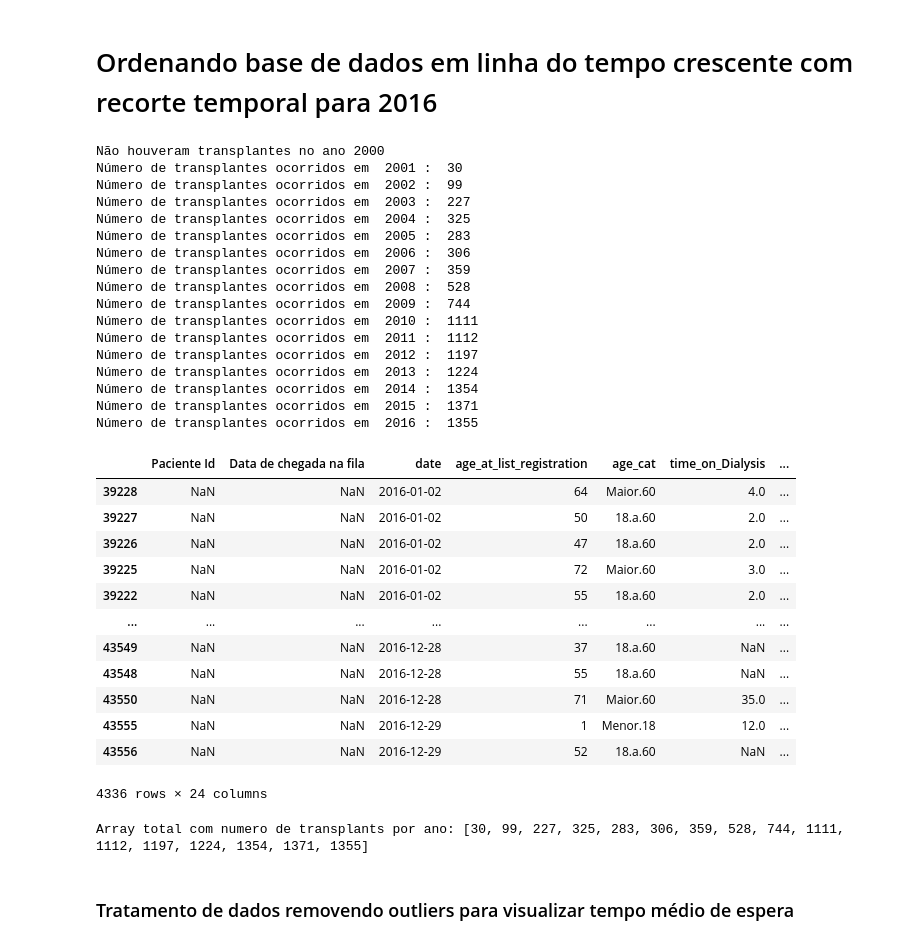
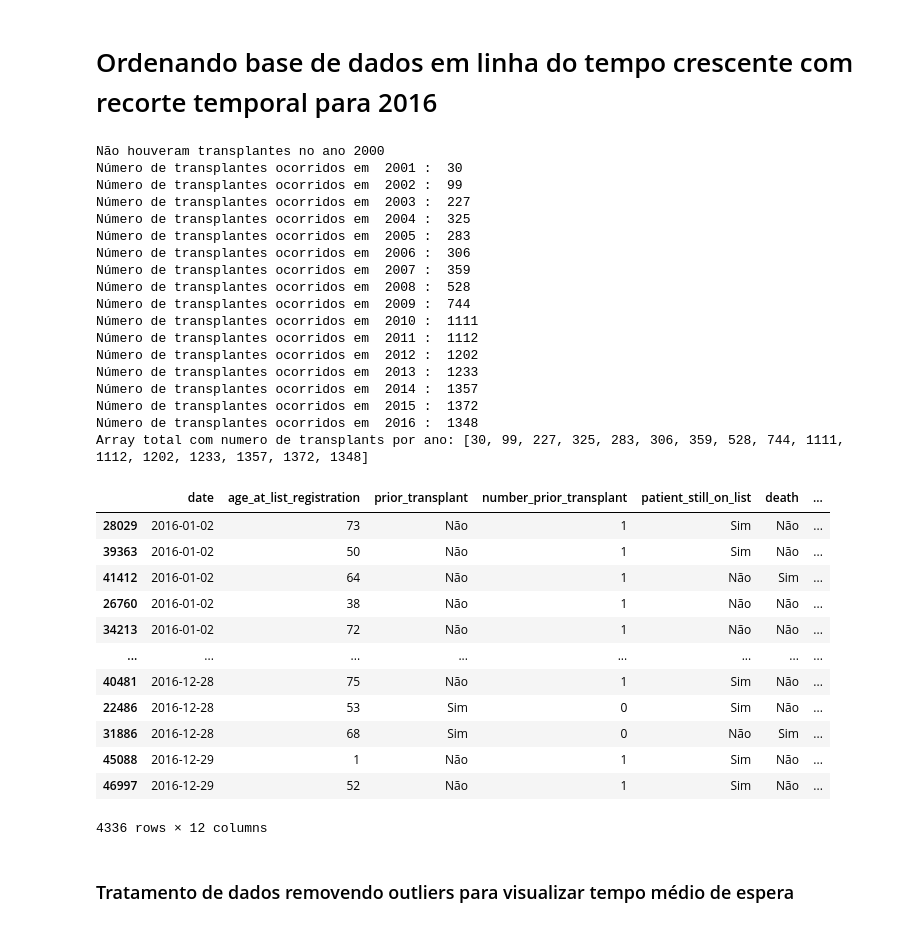
Before and after one commit to Claricez/Trabalho-de-simulacao-discreta-, a Jupyter notebook: main.ipynb, the cells around one changed output. Drawn from its saved outputs; the diff is of its cells as text; code cells hidden in the pictures.

Commit message:
automatiza tratamento de dados

```diff
--- a/main.ipynb
+++ b/main.ipynb
@@ -5,11 +5,11 @@ import statistics as st
 import matplotlib.pyplot as plt
 import math as m
 # %%
-base_dados = pd.read_csv("DoaçãoRimC.csv", sep=",")
+base_dados = pd.read_csv("DoaçãoRim.csv", sep=",")
 # %% [markdown]
 ## Mantendo apenas os dados que serão utilizados
 # %%
-remover = base_dados.drop(columns=["age_cat","time_on_Dialysis","date_acutal","Time_death","Transplant_Y_N","X36MthsTx","Time_Tx","event","razon_removed"])
+base_dados = base_dados.drop(columns=["age_cat","time_on_Dialysis","date_acutal","Time_death","Transplant_Y_N","X36MthsTx","Time_Tx","event","razon_removed"])
 
-remover.head()
+base_dados.head()
 # %% [output]
@@ -22,9 +22,12 @@ remover.head()
 # %%
-dataChegada = base_dados['Data de chegada na fila']
-idPaciente = base_dados['Paciente Id']
+# Adiciona um id para cada paciente
+base_dados['Id'] = base_dados.reset_index().rename(columns={'index': 'ID'})['ID']
+base_dados['number_prior_transplant'] = base_dados['number_prior_transplant'].replace({0: 1, 1: 0})
+base_dados.head()
+prioridade = base_dados['number_prior_transplant']
+idPaciente = base_dados['Id']
 tempo = base_dados['time']
-prioridade = base_dados['Prioridade']
-transplanteOcorreu = base_dados['Sem transplante']
+
 def passandoLista(coluna):
     lista = []
 
@@ -38,4 +41,4 @@ idPaciente100 = idPaciente[:100]
 tempo100 = tempo[:100]
 prioridade100 = prioridade[:100]
 transplanteOcorreu100 = transplanteOcorreu[:100]
-passandoLista(dataChegada100)
+print(prioridade)
@@ -44,58 +60,59 @@ passandoLista(dataChegada100)
 # %%
 base_dados['date'] = pd.to_datetime(base_dados['date'], dayfirst=True)
 base_dados = base_dados.sort_values('date')
+base_dados['chegada'] = (base_dados['date'] - dados_filtrados['date'].min()).dt.days
 base_dados['final_date'] = base_dados['date'] + pd.to_timedelta(base_dados['time'], unit='D')
 
 number_of_transplants_per_year = []
 
 currentYear = 2000
 for i in range(17):
     dados_filtrados = base_dados.loc[(base_dados['final_date'].dt.year == currentYear) & (base_dados['Transplant'] == 'Sim')]
     try:
         contagem_sim_condicional = dados_filtrados['Transplant'].value_counts()['Sim']
         number_of_transplants_per_year.append(contagem_sim_condicional)
         print("Número de transplantes ocorridos em ", currentYear, ": ", contagem_sim_condicional)
     except:
         contagem_sim_condicional = 0
         print("Não houveram transplantes no ano", currentYear)
     currentYear = currentYear + 1
 
 dados_filtrados = base_dados[base_dados['date'].dt.year == 2016]
+print("Array total com numero de transplants por ano:", number_of_transplants_per_year)
+
 display(dados_filtrados)
-
-print("Array total com numero de transplants por ano:", number_of_transplants_per_year)
 # %% [output]
 Não houveram transplantes no ano 2000
 Número de transplantes ocorridos em  2001 :  30
 Número de transplantes ocorridos em  2002 :  99
 Número de transplantes ocorridos em  2003 :  227
 Número de transplantes ocorridos em  2004 :  325
 Número de transplantes ocorridos em  2005 :  283
 Número de transplantes ocorridos em  2006 :  306
 Número de transplantes ocorridos em  2007 :  359
 Número de transplantes ocorridos em  2008 :  528
 Número de transplantes ocorridos em  2009 :  744
 Número de transplantes ocorridos em  2010 :  1111
 Número de transplantes ocorridos em  2011 :  1112
-Número de transplantes ocorridos em  2012 :  1197
-Número de transplantes ocorridos em  2013 :  1224
-Número de transplantes ocorridos em  2014 :  1354
-Número de transplantes ocorridos em  2015 :  1371
-Número de transplantes ocorridos em  2016 :  1355
+Número de transplantes ocorridos em  2012 :  1202
+Número de transplantes ocorridos em  2013 :  1233
+Número de transplantes ocorridos em  2014 :  1357
+Número de transplantes ocorridos em  2015 :  1372
+Número de transplantes ocorridos em  2016 :  1348
+Array total com numero de transplants por ano: [30, 99, 227, 325, 283, 306, 359, 528, 744, 1111, 1112, 1202, 1233, 1357, 1372, 1348]
-|  | Paciente Id | Data de chegada na fila | date | age_at_list_registration | age_cat | time_on_Dialysis | ... |
-| 39228 | NaN | NaN | 2016-01-02 | 64 | Maior.60 | 4.0 | ... |
-| 39227 | NaN | NaN | 2016-01-02 | 50 | 18.a.60 | 2.0 | ... |
-| 39226 | NaN | NaN | 2016-01-02 | 47 | 18.a.60 | 2.0 | ... |
-| 39225 | NaN | NaN | 2016-01-02 | 72 | Maior.60 | 3.0 | ... |
-| 39222 | NaN | NaN | 2016-01-02 | 55 | 18.a.60 | 2.0 | ... |
+|  | date | age_at_list_registration | prior_transplant | number_prior_transplant | patient_still_on_list | death | ... |
+| 28029 | 2016-01-02 | 73 | Não | 1 | Sim | Não | ... |
+| 39363 | 2016-01-02 | 50 | Não | 1 | Sim | Não | ... |
+| 41412 | 2016-01-02 | 64 | Não | 1 | Não | Sim | ... |
+| 26760 | 2016-01-02 | 38 | Não | 1 | Não | Não | ... |
+| 34213 | 2016-01-02 | 72 | Não | 1 | Não | Não | ... |
 | ... | ... | ... | ... | ... | ... | ... | ... |
-| 43549 | NaN | NaN | 2016-12-28 | 37 | 18.a.60 | NaN | ... |
-| 43548 | NaN | NaN | 2016-12-28 | 55 | 18.a.60 | NaN | ... |
-| 43550 | NaN | NaN | 2016-12-28 | 71 | Maior.60 | 35.0 | ... |
-| 43555 | NaN | NaN | 2016-12-29 | 1 | Menor.18 | 12.0 | ... |
-| 43556 | NaN | NaN | 2016-12-29 | 52 | 18.a.60 | NaN | ... |
+| 40481 | 2016-12-28 | 75 | Não | 1 | Sim | Não | ... |
+| 22486 | 2016-12-28 | 53 | Sim | 0 | Sim | Não | ... |
+| 31886 | 2016-12-28 | 68 | Sim | 0 | Não | Sim | ... |
+| 45088 | 2016-12-29 | 1 | Não | 1 | Sim | Não | ... |
+| 46997 | 2016-12-29 | 52 | Não | 1 | Sim | Não | ... |
-4336 rows × 24 columns
+4336 rows × 12 columns
-Array total com numero de transplants por ano: [30, 99, 227, 325, 283, 306, 359, 528, 744, 1111, 1112, 1197, 1224, 1354, 1371, 1355]
 # %% [markdown]
 ### Tratamento de dados removendo outliers para visualizar tempo médio de espera
 # %%
```
Also changed, not shown: parts of 3 cells of this notebook.
